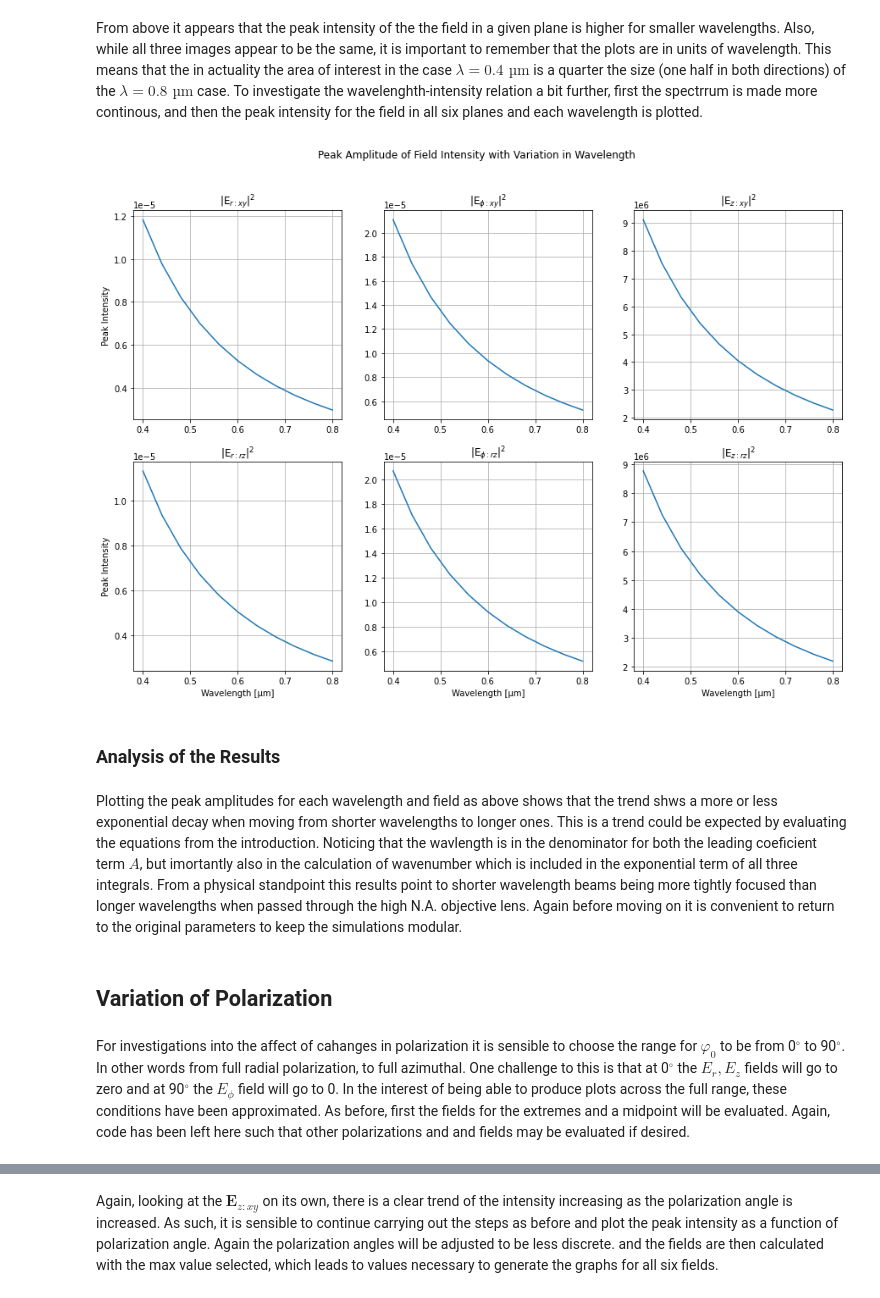
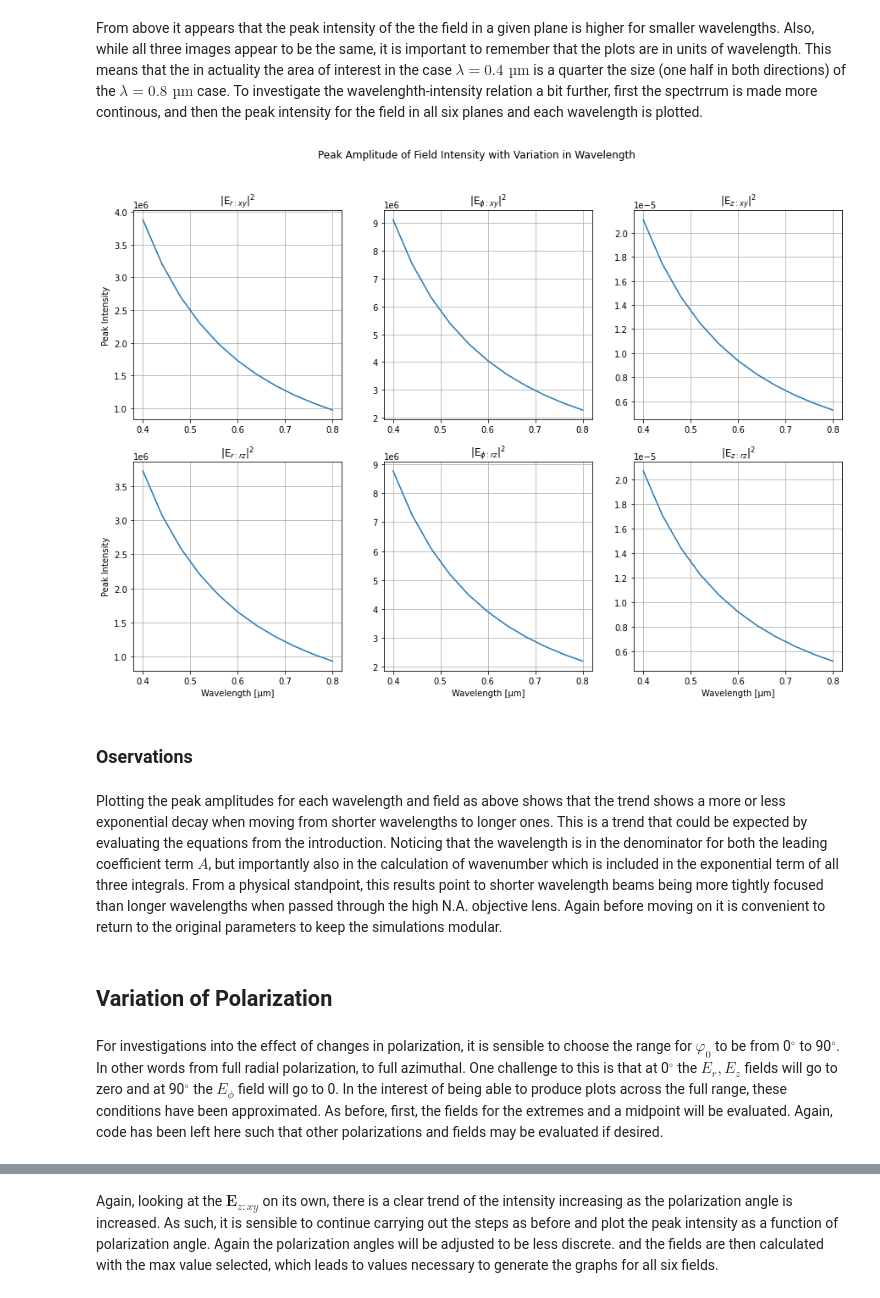
Before and after one commit to fizixmastr/Numerical-Analysis-of-Vector-Fields-in-a-High-N.A.-Lens, a Jupyter notebook: Simulation and Analysis of Fields in a High Numerical Aperture Lens.ipynb, the cells around one changed output, grey strips where cells are left out. Drawn from its saved outputs; the diff is of its cells as text; code cells hidden in the pictures.

```diff
--- a/Simulation and Analysis of Fields in a High Numerical Aperture Lens.ipynb
+++ b/Simulation and Analysis of Fields in a High Numerical Aperture Lens.ipynb
@@ -353,8 +353,8 @@ for i in range(len(Wavelengths)):
             E_z[l,m] = 2j*A*cos(𝜑_0)*integrate(lambda t: I_r(t,r,z), 0, θ_max)[0]
             E_φ[l,m] = 2*A*sin(𝜑_0)*integrate(lambda t: I_φ(t,r,z), 0, θ_max)[0]
 
-#    WavFields[i] = np.abs(E_r)**2
-    WavFields[i] = np.abs(E_z)**2
+    WavFields[i] = np.abs(E_r)**2
+#    WavFields[i] = np.abs(E_z)**2
 #    WavFields[i] = np.abs(E_φ)**2
 
     for l in range(len(rArray)):
@@ -466,44 +466,44 @@ gs00 = gridspec.GridSpecFromSubplotSpec(2, 3, subplot_spec=gs0[0])
 
 plt.suptitle("Peak Amplitude of Field Intensity with Variation in Wavelength")
 
 ax0 = plt.Subplot(WavMax, gs00[0, 0])
 im0 = ax0.plot(Wavelengths, WavResults[0:11, 0])
 ax0.set(title='|E$_{r:xy}|^2$', ylabel = ylabel),
 ax0.grid(),
-WavStd.add_subplot(ax0)
+WavMax.add_subplot(ax0)
 
 ax1 = plt.Subplot(WavMax, gs00[0, 1])
 im1 = ax1.plot(Wavelengths, WavResults[0:11, 1])
 ax1.set(title='|E$_{\phi:xy}|^2$'), ax1.grid(),
-WavStd.add_subplot(ax1)
+WavMax.add_subplot(ax1)
 
 ax2 = plt.Subplot(WavMax, gs00[0, 2])
 im2 = ax2.plot(Wavelengths, WavResults[0:11, 2])
 ax2.set(title='|E$_{z:xy}|^2$'), ax2.grid(),
-WavStd.add_subplot(ax2)
+WavMax.add_subplot(ax2)
 
 ax3 = plt.Subplot(WavMax, gs00[1, 0])
 im3 = ax3.plot(Wavelengths, WavResults[0:11, 3])
 ax3.set(title='|E$_{r:rz}|^2$', xlabel = xlabel, ylabel = ylabel), ax3.grid(),
-WavStd.add_subplot(ax3)
+WavMax.add_subplot(ax3)
 
 ax4 = plt.Subplot(WavMax, gs00[1, 1])
 im4 = ax4.plot(Wavelengths, WavResults[0:11, 4])
 ax4.set(title='|E$_{\phi:rz}|^2$',  xlabel = xlabel), ax4.grid(),
-WavStd.add_subplot(ax4)
+WavMax.add_subplot(ax4)
 
 ax5 = plt.Subplot(WavMax, gs00[1, 2])
 im5 = ax5.plot(Wavelengths, WavResults[0:11, 5])
 ax5.set(title='|E$_{z:rz}|^2$', xlabel = xlabel), ax5.grid(),
-WavStd.add_subplot(ax5)
+WavMax.add_subplot(ax5)
 
 plt.show()
 # %% [output]
-[figure, old version]
+[figure, new version]
-# %% [markdown]
-### Analysis of the Results
+# %% [markdown]
+### Oservations
 # %% [markdown]
-Plotting the peak amplitudes for each wavelength and field as above shows that the trend shws a  more or less exponential decay when moving from shorter wavelengths to longer ones. This is a trend could be expected by evaluating the equations from the introduction. Noticing that the wavlength is in the denominator for both the leading coeficient term $A$, but imortantly also in the calculation of wavenumber which is included in the exponential term of all three integrals. From a physical standpoint this results point to shorter wavelength beams being more tightly focused than longer wavelengths when passed through the high N.A. objective lens. Again before moving on it is convenient to return to the original parameters to keep the simulations modular.
+Plotting the peak amplitudes for each wavelength and field as above shows that the trend shows a more or less exponential decay when moving from shorter wavelengths to longer ones. This is a trend that could be expected by evaluating the equations from the introduction. Noticing that the wavelength is in the denominator for both the leading coefficient term $A$, but importantly also in the calculation of wavenumber which is included in the exponential term of all three integrals. From a physical standpoint, this results point to shorter wavelength beams being more tightly focused than longer wavelengths when passed through the high N.A. objective lens. Again before moving on it is convenient to return to the original parameters to keep the simulations modular.
 # %%
 λ = 0.5893
 k = 2*π/λ*n
@@ -511,7 +511,7 @@ A = π*f*l_0/λ
 # %% [markdown]
 ## Variation of Polarization
 # %% [markdown]
-For investigations into the affect of cahanges in polarization it is sensible to choose the range for $\varphi_0$ to be from  0$^\circ$ to 90$^\circ$. In other words from full radial polarization, to full azimuthal. One challenge to this is that at 0$^\circ$ the $E_r, E_z$ fields will go to zero and at 90$^\circ$ the $E_\phi$ field will go to 0. In the interest of being able to produce plots across the full range, these conditions have been approximated. As before, first the fields for the extremes and a midpoint will be evaluated. Again, code has been left here such that other polarizations and and fields may be evaluated if desired.
+For investigations into the effect of changes in polarization, it is sensible to choose the range for $\varphi_0$ to be from  0$^\circ$ to 90$^\circ$. In other words from full radial polarization, to full azimuthal. One challenge to this is that at 0$^\circ$ the $E_r, E_z$ fields will go to zero and at 90$^\circ$ the $E_\phi$ field will go to 0. In the interest of being able to produce plots across the full range, these conditions have been approximated. As before, first, the fields for the extremes and a midpoint will be evaluated. Again, code has been left here such that other polarizations and fields may be evaluated if desired.
 # %%
 Polarizations = np.array([0.0001, 45, 89.9999])
 PolFields = ['']*len(Polarizations)
```
Also changed, not shown: parts of 39 cells of this notebook.
